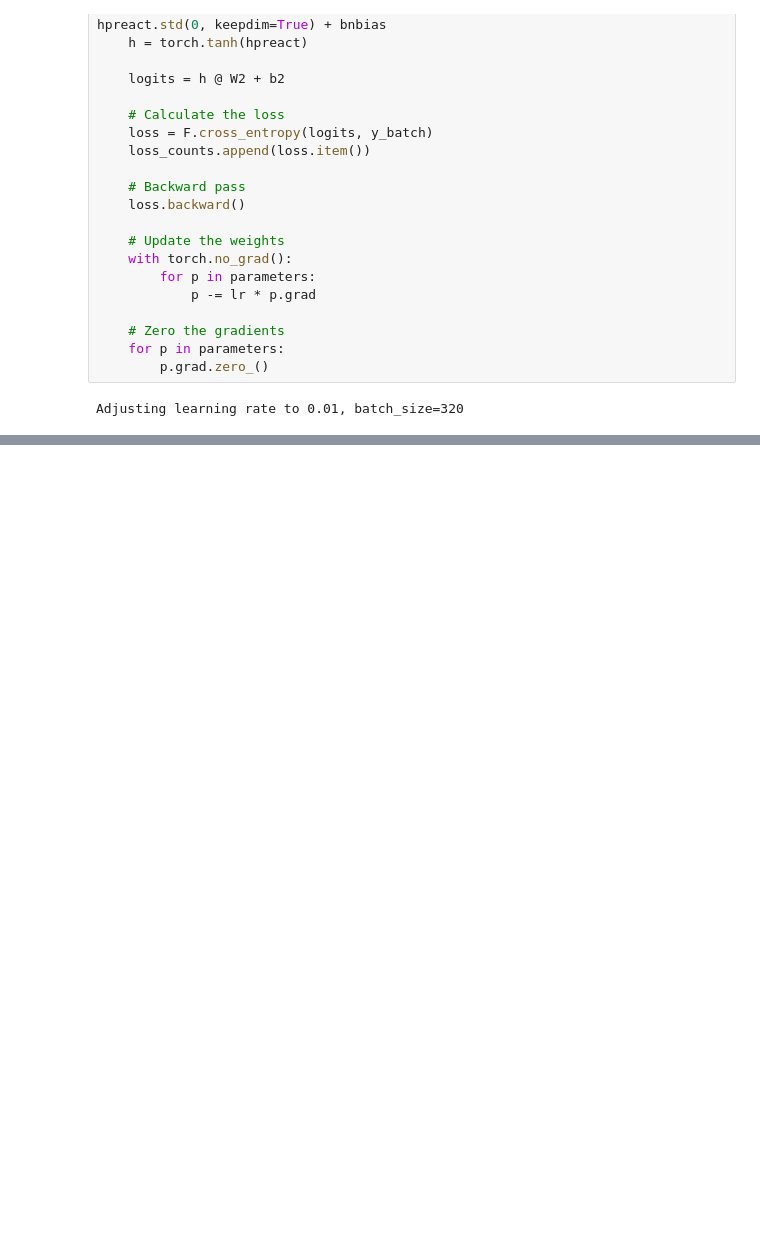
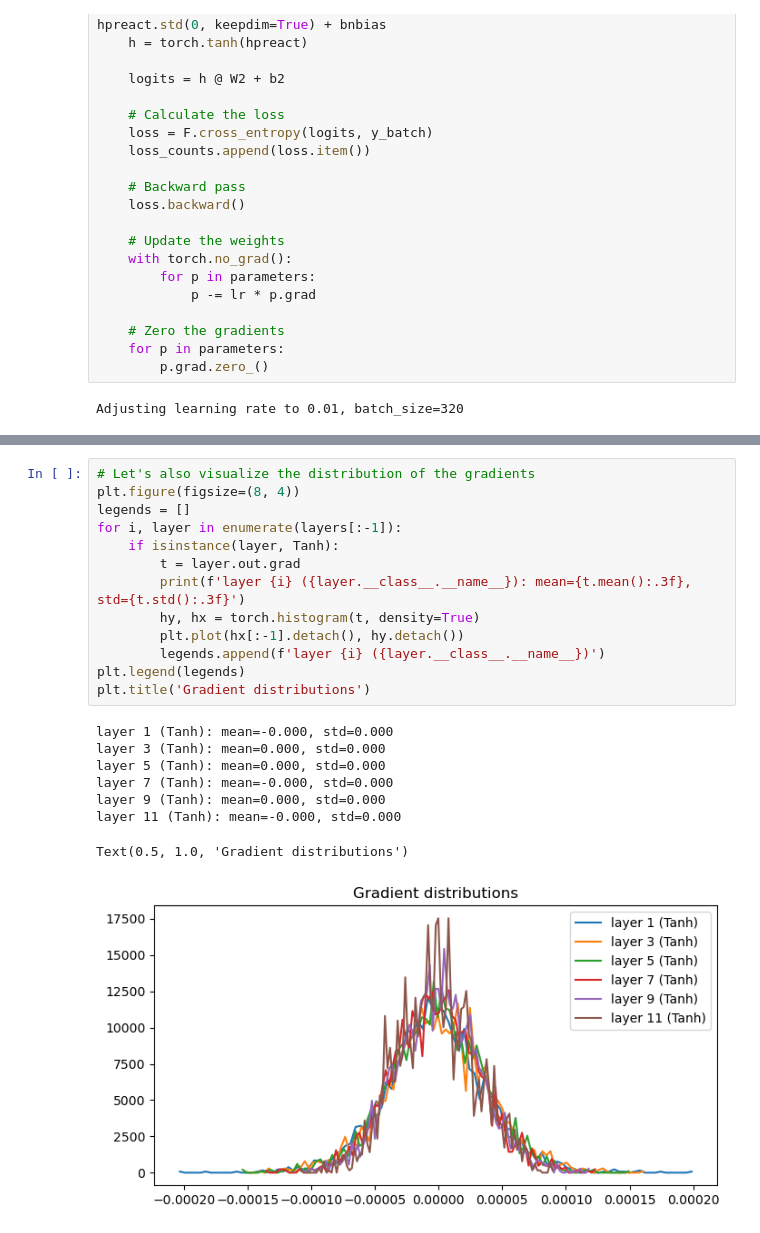
Before and after one commit to osamja/zero-to-hero, a Jupyter notebook: lecture_4_activation_gradients.ipynb, the cells around one changed output, grey strips where cells are left out. Cells and saved outputs as stored; diff of their text form; blank space fills up the shorter version.

```diff
--- a/lecture_4_activation_gradients.ipynb
+++ b/lecture_4_activation_gradients.ipynb
@@ -678,0 +830,22 @@ NameError: name 'train' is not defined
+# %%
+# Let's also visualize the distribution of the gradients
+plt.figure(figsize=(8, 4))
+legends = []
+for i, layer in enumerate(layers[:-1]):
+    if isinstance(layer, Tanh):
+        t = layer.out.grad
+        print(f'layer {i} ({layer.__class__.__name__}): mean={t.mean():.3f}, std={t.std():.3f}')
+        hy, hx = torch.histogram(t, density=True)
+        plt.plot(hx[:-1].detach(), hy.detach())
+        legends.append(f'layer {i} ({layer.__class__.__name__})')
+plt.legend(legends)
+plt.title('Gradient distributions')
+# %% [output]
+layer 1 (Tanh): mean=-0.000, std=0.000
+layer 3 (Tanh): mean=0.000, std=0.000
+layer 5 (Tanh): mean=0.000, std=0.000
+layer 7 (Tanh): mean=-0.000, std=0.000
+layer 9 (Tanh): mean=0.000, std=0.000
+layer 11 (Tanh): mean=-0.000, std=0.000
+Text(0.5, 1.0, 'Gradient distributions')
+[figure, added]
```
Also changed, not shown: parts of 59 cells of this notebook, 1 other file.
